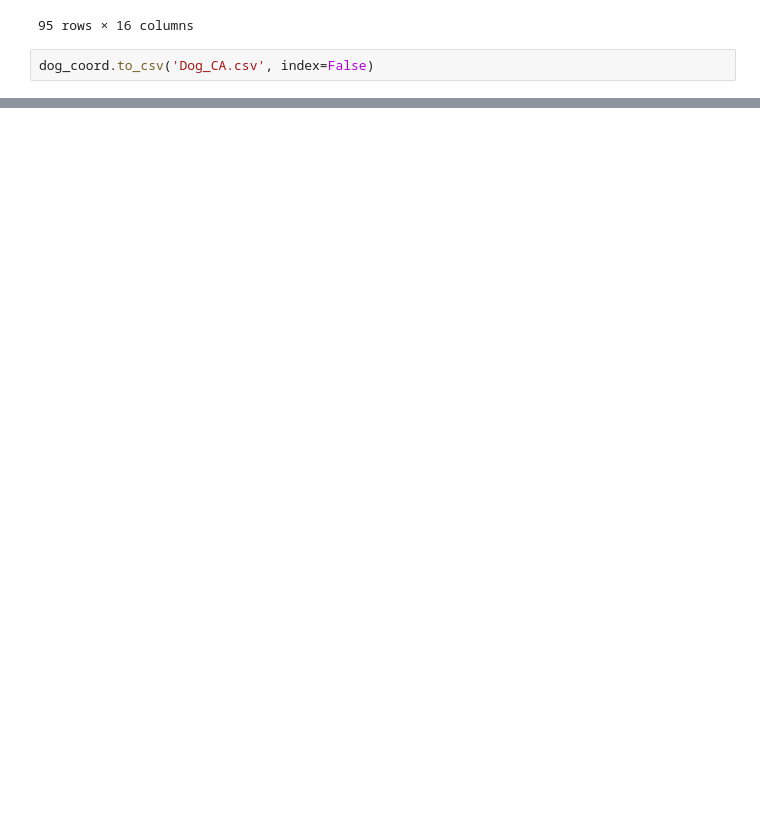
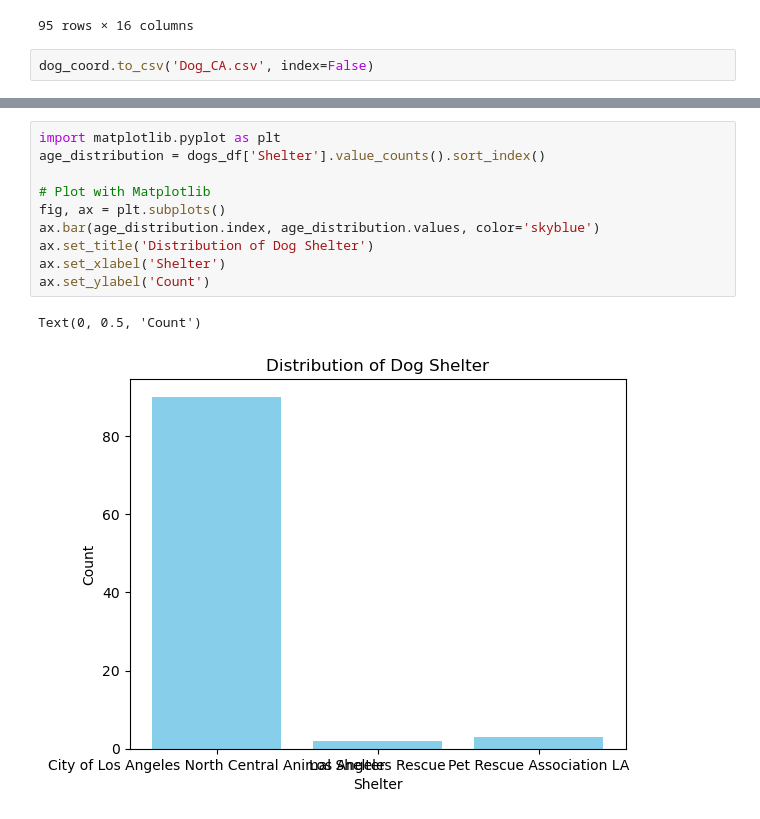
Before and after one commit to TheLazyCactus/Data_Thieves_project, a Jupyter notebook: Distance_calcultaion.ipynb, the cells around one changed output, grey strips where cells are left out. Cells and saved outputs as stored; diff of their text form; blank space fills up the shorter version.

```diff
--- a/Distance_calcultaion.ipynb
+++ b/Distance_calcultaion.ipynb
@@ -289,0 +304,13 @@ dogs_df
+# %%
+import matplotlib.pyplot as plt
+age_distribution = dogs_df['Shelter'].value_counts().sort_index()
+
+# Plot with Matplotlib
+fig, ax = plt.subplots()
+ax.bar(age_distribution.index, age_distribution.values, color='skyblue')
+ax.set_title('Distribution of Dog Shelter')
+ax.set_xlabel('Shelter')
+ax.set_ylabel('Count')
+# %% [output]
+Text(0, 0.5, 'Count')
+[figure, added]
```
Also changed, not shown: parts of 6 cells of this notebook.
